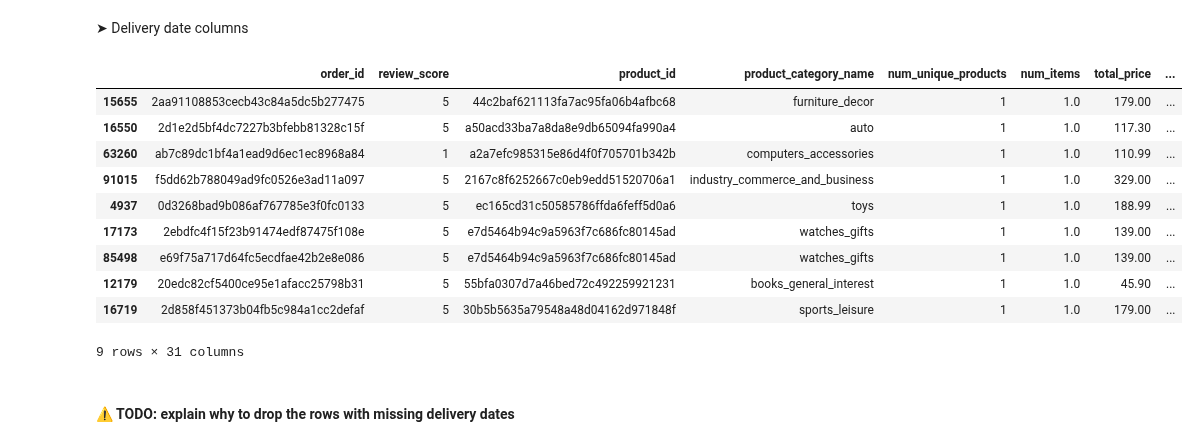
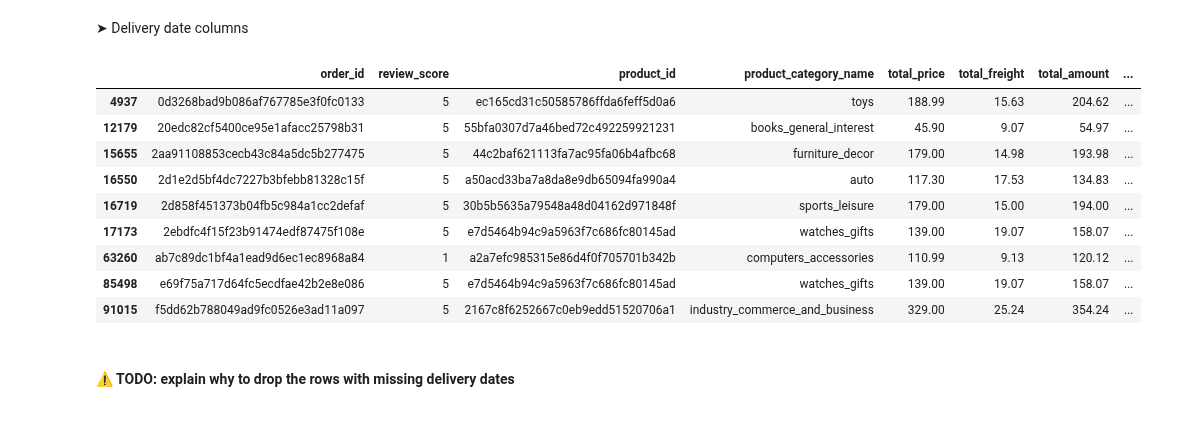
Before and after one commit to OlesyaEvseeva/customer-satisfaction-ecommerce, a Jupyter notebook: notebooks/02_data_integration_preprocessing.ipynb, the cells around one changed output. Drawn from its saved outputs; the diff is of its cells as text; code cells hidden in the pictures.

Commit message:
chore(notebook-2): structure key columns into thematic groups

```diff
--- a/notebooks/02_data_integration_preprocessing.ipynb
+++ b/notebooks/02_data_integration_preprocessing.ipynb
@@ -474,15 +521,16 @@ missing_product_cols = [
 #### ⚠️ TODO: explain why to create a flag for missing product attributes
 # %%
 # Create missing flag: 1 if any of the product-related fields is missing
-df_orders.loc[:, "product_details_missing"] = (
-    df_orders["product_name_length"].isna().astype(int)
+df_orders["product_details_missing"] = (
+    df_orders[main_columns_product].isna().any(axis=1).astype(int)
 )
 # %% [markdown]
 #### ⚠️ TODO: explain why to choose median for the missing values
 # %%
 # Median imputation
-for col in missing_product_cols:
-    median_value = df_orders[col].median()
-    df_orders.loc[:, col] = df_orders[col].fillna(median_value)
+for col in main_columns_product:
+    if df_orders[col].isna().any():
+        median_value = df_orders[col].median()
+        df_orders[col] = df_orders[col].fillna(median_value)
 # %% [markdown]
 ➤ Payment-related attributes
@@ -506,8 +544,9 @@ df_orders[df_orders[missing_payment_cols].isna().any(axis=1)][[
 We found that only one order has missing values in **payment-related columns**. Since the number of affected rows is minimal and there’s no obvious outlier behavior, we impute these missing values using the **mode** of each column. This ensures consistency with the most common payment patterns observed in the dataset.
 # %%
 # Impute missing payment-related values using the mode of each column
-for col in missing_payment_cols:
-    mode_value = df_orders[col].mode(dropna=True)[0]
-    df_orders[col] = df_orders[col].fillna(mode_value)
+for col in main_columns_payment:
+    if df_orders[col].isna().any():
+        mode_value = df_orders[col].mode(dropna=True)[0]
+        df_orders[col] = df_orders[col].fillna(mode_value)
 # %% [markdown]
 ➤ Delivery date columns
@@ -520,20 +553,17 @@ missing_delivery_dates_cols = [
 # %%
 # Inspect rows with missing delivery dates
-df_orders[df_orders[missing_delivery_dates_cols].isna().any(axis=1)].sort_values(
-    by=["order_delivered_customer_date", "order_delivered_carrier_date"]
-)
+df_orders[df_orders[main_columns_delivery].isna().any(axis=1)][main_columns_basic+main_columns_delivery]
 # %% [output]
-|  | order_id | review_score | product_id | product_category_name | num_unique_products | num_items | total_price | ... |
-| 15655 | 2aa91108853cecb43c84a5dc5b277475 | 5 | 44c2baf621113fa7ac95fa06b4afbc68 | furniture_decor | 1 | 1.0 | 179.00 | ... |
-| 16550 | 2d1e2d5bf4dc7227b3bfebb81328c15f | 5 | a50acd33ba7a8da8e9db65094fa990a4 | auto | 1 | 1.0 | 117.30 | ... |
-| 63260 | ab7c89dc1bf4a1ead9d6ec1ec8968a84 | 1 | a2a7efc985315e86d4f0f705701b342b | computers_accessories | 1 | 1.0 | 110.99 | ... |
-| 91015 | f5dd62b788049ad9fc0526e3ad11a097 | 5 | 2167c8f6252667c0eb9edd51520706a1 | industry_commerce_and_business | 1 | 1.0 | 329.00 | ... |
-| 4937 | 0d3268bad9b086af767785e3f0fc0133 | 5 | ec165cd31c50585786ffda6feff5d0a6 | toys | 1 | 1.0 | 188.99 | ... |
-| 17173 | 2ebdfc4f15f23b91474edf87475f108e | 5 | e7d5464b94c9a5963f7c686fc80145ad | watches_gifts | 1 | 1.0 | 139.00 | ... |
-| 85498 | e69f75a717d64fc5ecdfae42b2e8e086 | 5 | e7d5464b94c9a5963f7c686fc80145ad | watches_gifts | 1 | 1.0 | 139.00 | ... |
-| 12179 | 20edc82cf5400ce95e1afacc25798b31 | 5 | 55bfa0307d7a46bed72c492259921231 | books_general_interest | 1 | 1.0 | 45.90 | ... |
-| 16719 | 2d858f451373b04fb5c984a1cc2defaf | 5 | 30b5b5635a79548a48d04162d971848f | sports_leisure | 1 | 1.0 | 179.00 | ... |
+|  | order_id | review_score | product_id | product_category_name | total_price | total_freight | total_amount | ... |
+| 4937 | 0d3268bad9b086af767785e3f0fc0133 | 5 | ec165cd31c50585786ffda6feff5d0a6 | toys | 188.99 | 15.63 | 204.62 | ... |
+| 12179 | 20edc82cf5400ce95e1afacc25798b31 | 5 | 55bfa0307d7a46bed72c492259921231 | books_general_interest | 45.90 | 9.07 | 54.97 | ... |
+| 15655 | 2aa91108853cecb43c84a5dc5b277475 | 5 | 44c2baf621113fa7ac95fa06b4afbc68 | furniture_decor | 179.00 | 14.98 | 193.98 | ... |
+| 16550 | 2d1e2d5bf4dc7227b3bfebb81328c15f | 5 | a50acd33ba7a8da8e9db65094fa990a4 | auto | 117.30 | 17.53 | 134.83 | ... |
+| 16719 | 2d858f451373b04fb5c984a1cc2defaf | 5 | 30b5b5635a79548a48d04162d971848f | sports_leisure | 179.00 | 15.00 | 194.00 | ... |
+| 17173 | 2ebdfc4f15f23b91474edf87475f108e | 5 | e7d5464b94c9a5963f7c686fc80145ad | watches_gifts | 139.00 | 19.07 | 158.07 | ... |
+| 63260 | ab7c89dc1bf4a1ead9d6ec1ec8968a84 | 1 | a2a7efc985315e86d4f0f705701b342b | computers_accessories | 110.99 | 9.13 | 120.12 | ... |
+| 85498 | e69f75a717d64fc5ecdfae42b2e8e086 | 5 | e7d5464b94c9a5963f7c686fc80145ad | watches_gifts | 139.00 | 19.07 | 158.07 | ... |
+| 91015 | f5dd62b788049ad9fc0526e3ad11a097 | 5 | 2167c8f6252667c0eb9edd51520706a1 | industry_commerce_and_business | 329.00 | 25.24 | 354.24 | ... |
-9 rows × 31 columns
 # %% [markdown]
 #### ⚠️ TODO: explain why to drop the rows with missing delivery dates
 # %%
```
Also changed, not shown: parts of 11 cells of this notebook.
